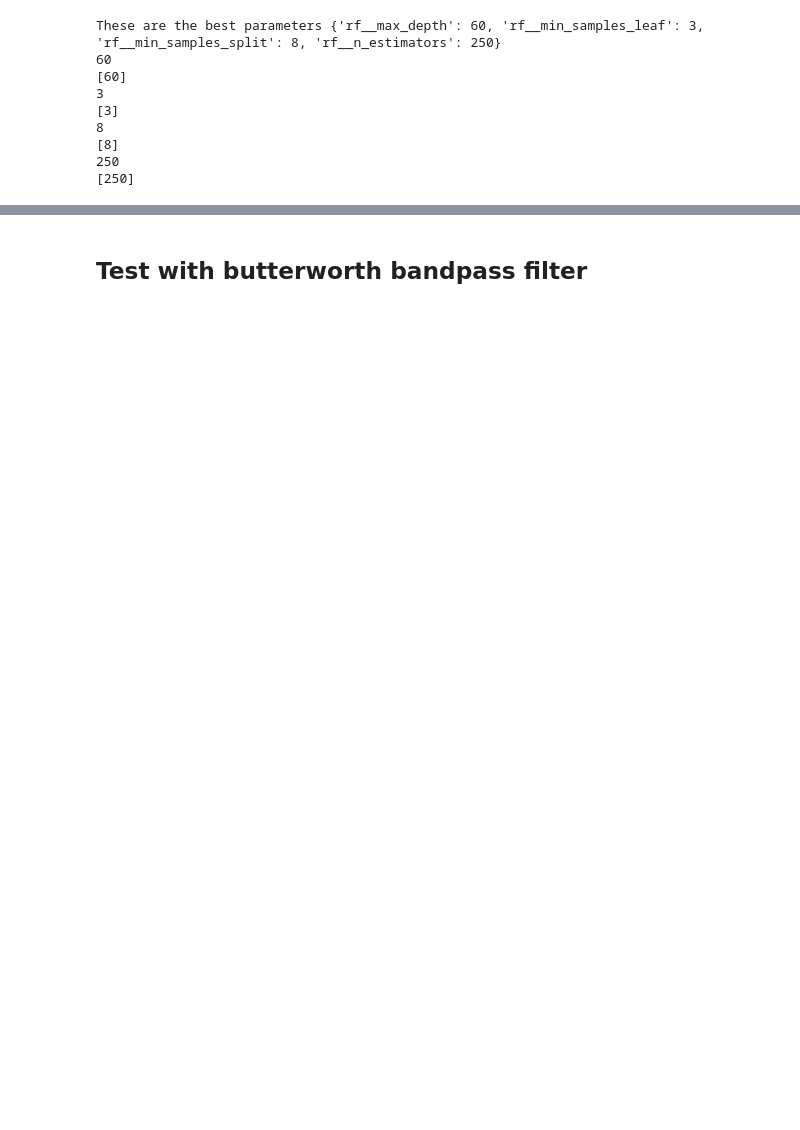
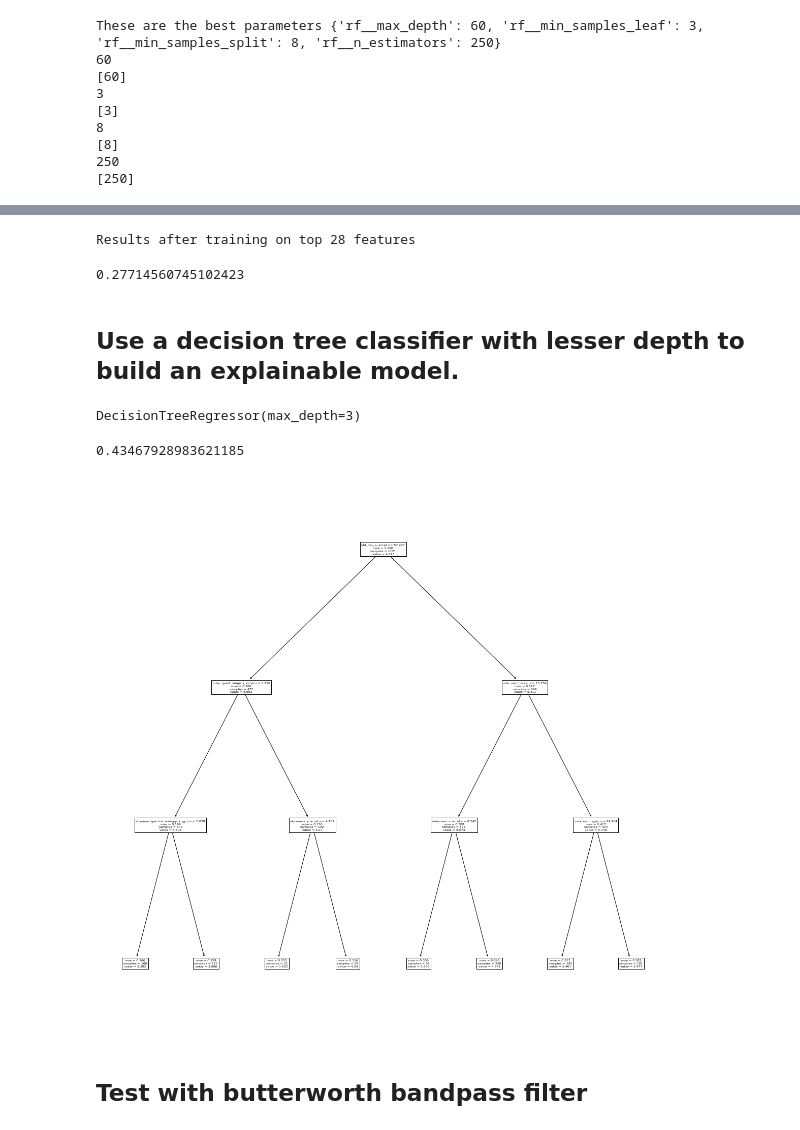
Before and after one commit to rdverse/deepHAItune, a Jupyter notebook: Machine Learning/ML_notebook.ipynb, the cells around one changed output, grey strips where cells are left out. Drawn from its saved outputs; the diff is of its cells as text; code cells hidden in the pictures; blank space fills up the shorter version.

```diff
--- a/Machine Learning/ML_notebook.ipynb
+++ b/Machine Learning/ML_notebook.ipynb
@@ -111,0 +123,11 @@ indices[:30]
+# %%
+top = 28
+X_Train_top = [item[:top] for item in X_Train]
+y_Train_top = y_Train
+X_Test_top = [item[:top] for item in X_Test]
+y_Test_top = y_Test
+# %%
+#Load the model and fit with the top data
+skRF = skRandomForest()
+model = skRF.best_model(metric = 'mae')
+model.fit(X_Train_top, y_Train_top.ravel())
@@ -111,0 +155,27 @@ indices[:30]
+# %%
+print("Results after training on top 28 features")
+preds_top = model.predict(X_Test_top)
+mean_absolute_error(preds_top, y_Test_top)
+# %% [output]
+Results after training on top 28 features
+0.27714560745102423
+# %% [markdown]
+## Use a decision tree classifier with lesser depth to build an explainable model.
+# %%
+expMod = DecisionTreeRegressor(max_depth = 3)
+expMod.fit(X_Train_top, y_Train_top.ravel())
+# %% [output]
+DecisionTreeRegressor(max_depth=3)
+# %%
+expPreds = expMod.predict(X_Test_top)
+mean_absolute_error(expPreds, y_Test_top)
+# %% [output]
+0.43467928983621185
+# %%
+from sklearn.tree import plot_tree
+plt.figure(figsize=(20,20))
+plot_tree(expMod, feature_names=labels[indices][:top])
+plt.show()
+%matplotlib inline
+# %% [output]
+[figure, added]
```
Also changed, not shown: parts of 22 cells of this notebook, 45 other files.
